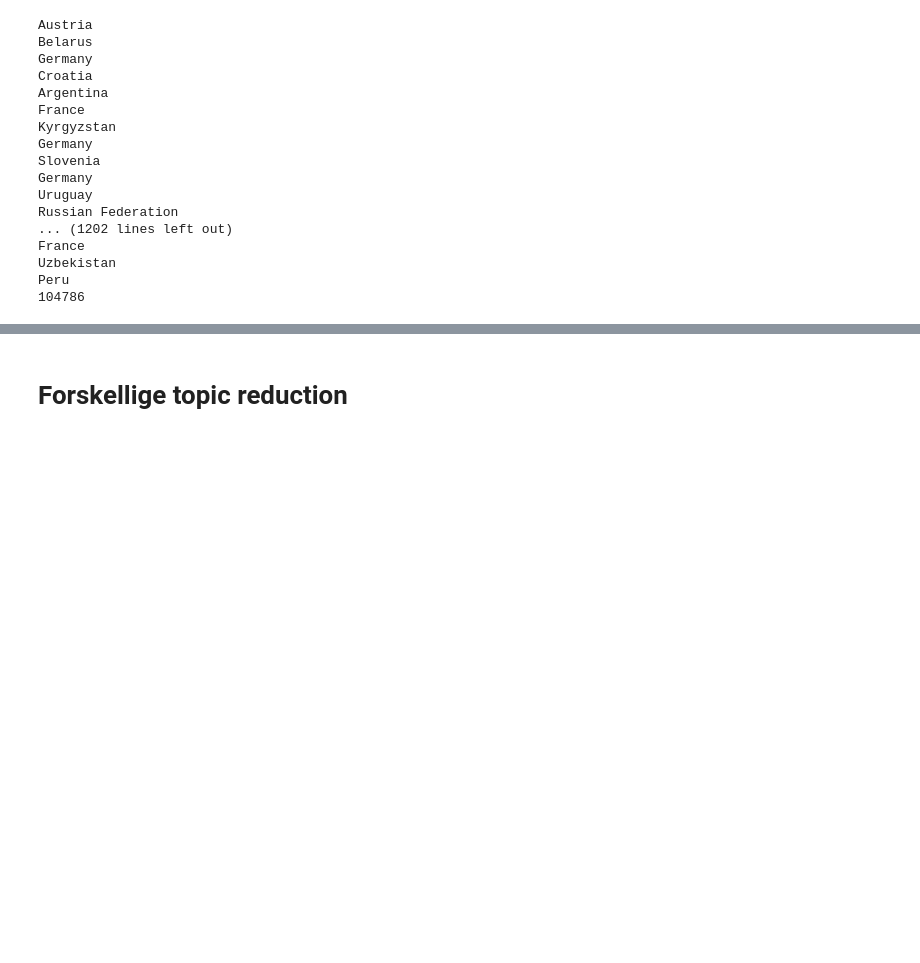
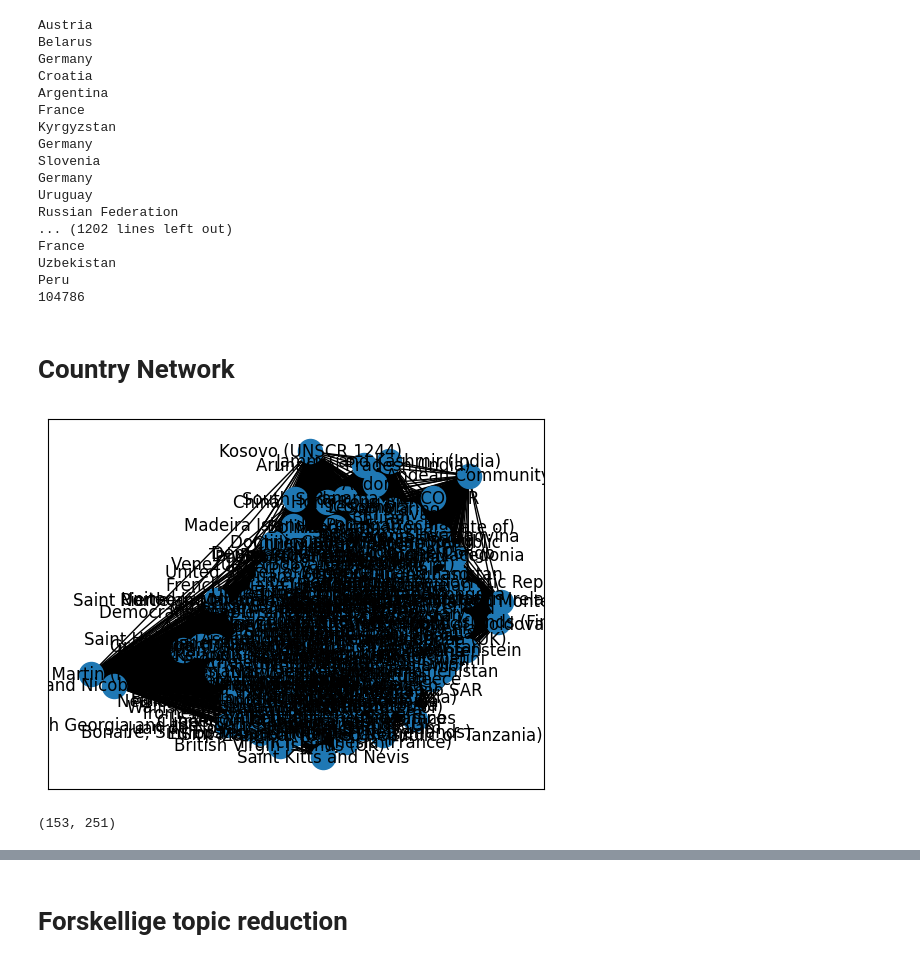
Before and after one commit to gustavn19/Fagprojekt, a Jupyter notebook: gn.ipynb, the cells around one changed output, grey strips where cells are left out. Cells and saved outputs as stored; diff of their text form; code cells hidden in the pictures; blank space fills up the shorter version.

Commit message:
country co-occurence v2

```diff
--- a/gn.ipynb
+++ b/gn.ipynb
@@ -27,13 +27,11 @@ for words in keywords_nofilter:
 #Remove Nan from keywords and countries
 keywords = []
 country = []
-count = 0
+
 for i in range(len(keywords_nofilter)):
     if keywords_nofilter[i] != ["NaN"] and country_nofilter[i]!="NaN":
         keywords.append(keywords_nofilter[i])
         country.append(country_nofilter[i])
-    else:
-        count+=1
 # %%
 from nltk.stem import SnowballStemmer
 from nltk.tokenize import word_tokenize
@@ -240,3 +228,0 @@ for i in range(len(countries)):
-# %%
-country_co_ocurrence = np.matmul(country_topic_matrix,country_topic_matrix.T)
-np.shape(country_co_ocurrence)
@@ -244,0 +237,16 @@ np.shape(country_co_ocurrence)
+# %%
+
+def co_occurence(country_new,similarity):
+    country_co_ocurrence = np.zeros((len(set(country_new)),len(set(country_new))))
+    for i in range(len(set(country_new))):
+        for j in range(len(set(country_new))):
+            if similarity == "correlation":
+                # Correlation
+                country_co_ocurrence[i,j] = np.corrcoef(country_topic_matrix[i,:],country_topic_matrix[j,:])[0,1]
+            elif similarity == "cosine":
+                #Cosine similarity:
+                country_co_ocurrence[i,j] = cosine_similarity(country_topic_matrix[i,:], country_topic_matrix[j,:])
+    return country_co_ocurrence
+
+country_co_ocurrence = co_occurence(country_new,"cosine")
+np.shape(country_co_ocurrence)
@@ -267,3 +289,39 @@ France
 Uzbekistan
 Peru
 104786
+# %% [markdown]
+# Country Network
+# %%
+from networkx.algorithms.community import girvan_newman
+import networkx as nx
+import itertools
+import matplotlib.pyplot as plt
+
+G = nx.Graph()
+
+size = country_co_ocurrence.shape[0]
+
+
+G.add_nodes_from(range(size))
+
+for i in range(size):
+        for j in range(i+1, size):
+            if country_co_ocurrence[i, j] != 0.0:
+            #if country_co_ocurrence[i, j] > 0.005:
+                G.add_edge(i, j, weight=country_co_ocurrence[i, j])
+
+
+nx.draw_networkx(G, labels=countries_swap,with_labels=True)
+#nx.draw_spring(G, labels=countries_swap,with_labels=True)
+# %% [output]
+[figure, added]
+# %%
+from networkx import edge_betweenness_centrality as betweenness
+
+def most_central_edge(G):
+    centrality = betweenness(G, weight="weight")
+    return max(centrality, key=centrality.get)
+
+most_central_edge(G)
+# %% [output]
+(153, 251)
```
Also changed, not shown: parts of 11 cells of this notebook.
